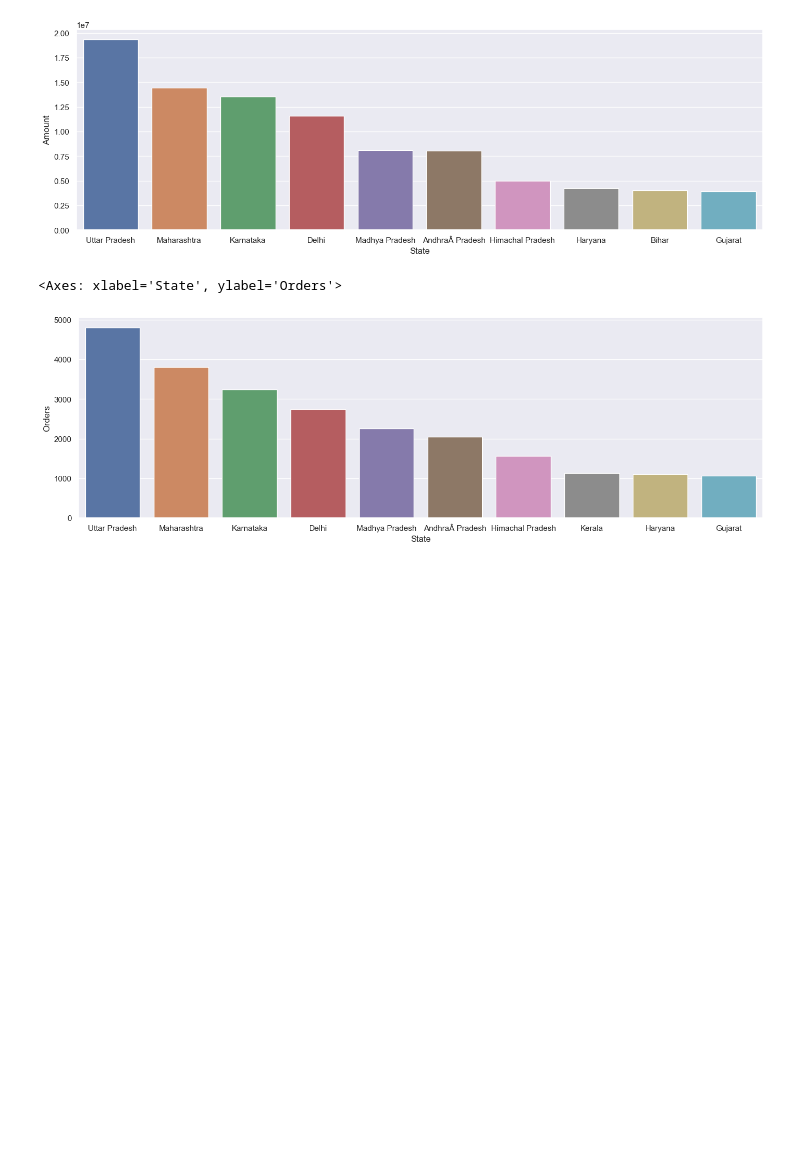
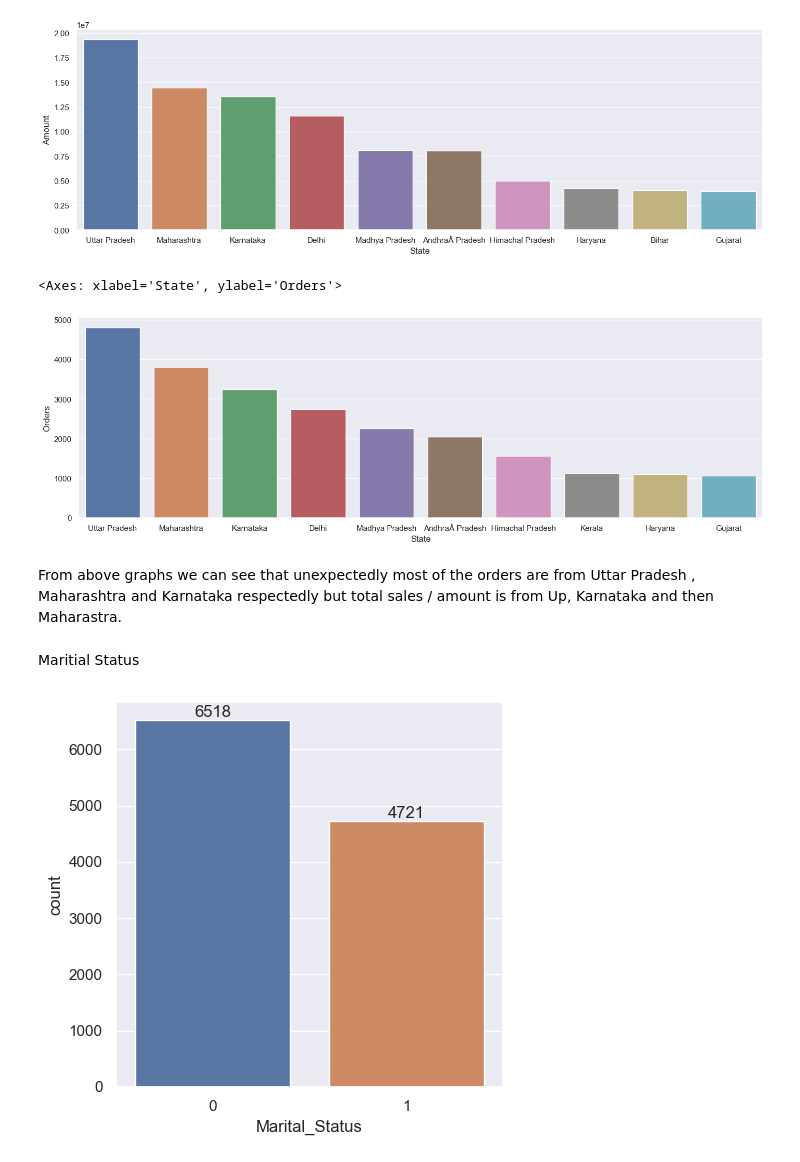
Before and after one commit to ahsanmasum88/diwali_sales_analysis, a Jupyter notebook: diwali_sales_analysis.ipynb, the cells around one changed output. Saved outputs shown, nothing was run; the diff lists cells and outputs as text; code cells hidden in the pictures; blank space fills up the shorter version.

```diff
--- a/diwali_sales_analysis.ipynb
+++ b/diwali_sales_analysis.ipynb
@@ -178,3 +177,15 @@ sns.barplot(x = 'State', y = 'Orders', data = sales_state)
 # %% [output]
 <Axes: xlabel='State', ylabel='Orders'>
 [figure]
+# %% [markdown]
+From above graphs we can see that unexpectedly most of the orders are from Uttar Pradesh , Maharashtra and  Karnataka respectedly  but total sales / amount is from Up, Karnataka and then Maharastra.
+# %% [markdown]
+Maritial Status
+# %%
+import seaborn as sns
+ax = sns.countplot(data=df, x='Marital_Status')
+sns.set(rc={'figure.figsize':(7,5)})
+for bars in ax.containers:
+    ax.bar_label(bars)
+# %% [output]
+[figure, added]
```
Also changed, not shown: parts of 16 cells of this notebook, 1 other file.
